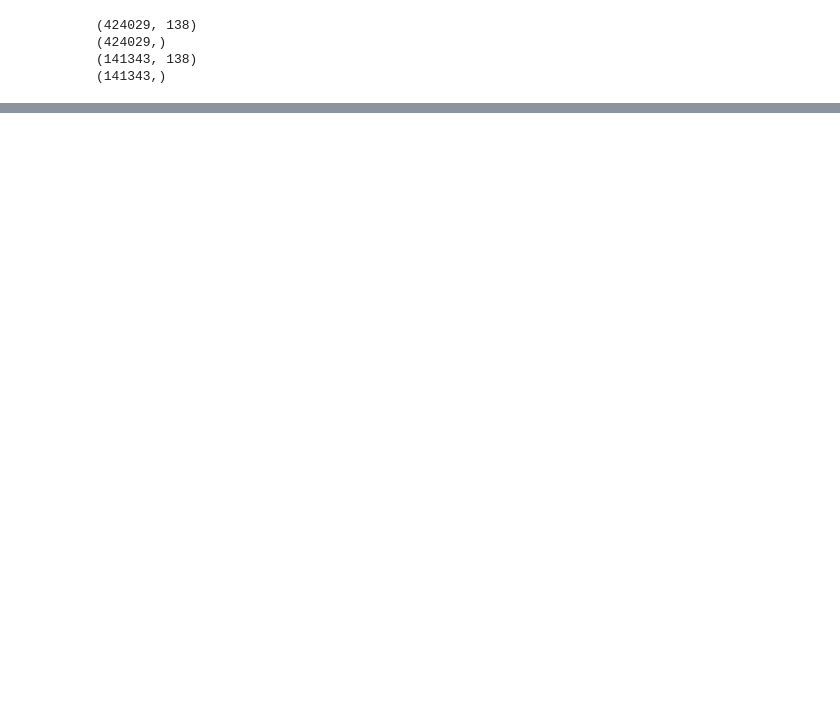
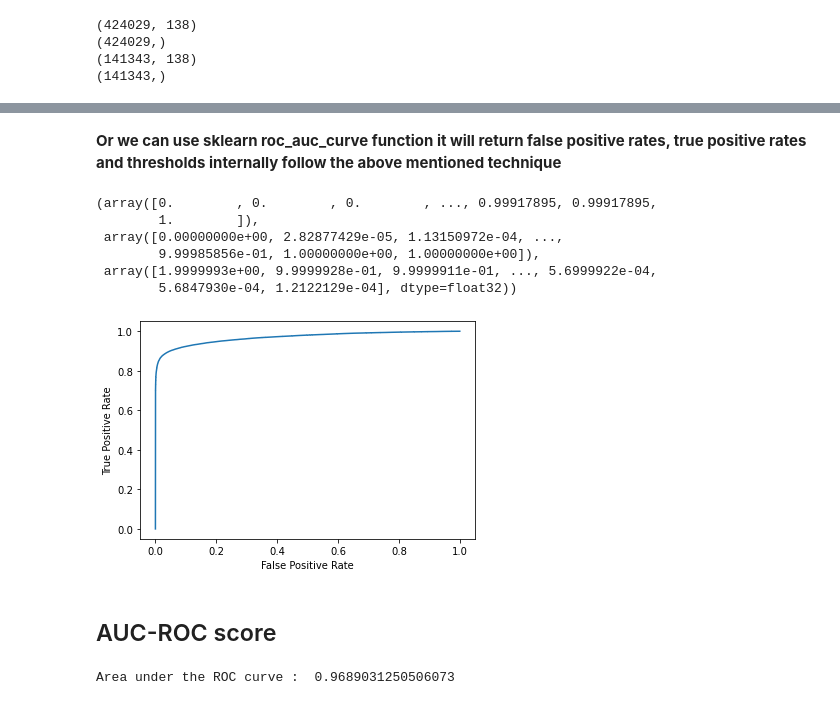
Before and after one commit to HarishSinghoo7/Tensorflow-Keras, a Jupyter notebook: House Loan Prediction with Keras and Keras Tuner - v 1.ipynb, the cells around one changed output, grey strips where cells are left out. Drawn from its saved outputs; the diff is of its cells as text; code cells hidden in the pictures; blank space fills up the shorter version.

```diff
--- a/House Loan Prediction with Keras and Keras Tuner - v 1.ipynb
+++ b/House Loan Prediction with Keras and Keras Tuner - v 1.ipynb
@@ -1138,7 +917,7 @@ tuner = RandomSearch(
     objective='val_accuracy',
     max_trials=2,
     executions_per_trial=2,
-    directory='models1',
+    directory='best hyper params',
     project_name='Bank Loan Application'
 )
 # %%
@@ -1193,4 +974,6 @@ best_hps = tuner.get_best_hyperparameters(num_trials = 1)[0]
 # %%
 model = tuner.hypermodel.build(best_hps)
-model.fit(X_train, y_train, epochs = 60, validation_data = (X_test, y_test))
+es = EarlyStopping(monitor='val_loss', mode='min', verbose=1, patience=50)
+mc = ModelCheckpoint('best_loan_model.h5', monitor='val_accuracy', mode='max', verbose=1, save_best_only=True)
+model.fit(X_train, y_train, epochs = 10000, validation_data = (X_test, y_test), callbacks=[es,mc])
 # %% [output]
@@ -1220,0 +1004,3 @@ model.save('bank_loan_model_90_accuracy.h5')
+# %%
+y_pred = model.predict_proba(X_test)
+y_pred
@@ -1220,0 +1142,2 @@ model.save('bank_loan_model_90_accuracy.h5')
+# %% [markdown]
+**Or we can use sklearn roc_auc_curve function it will return false positive rates, true positive rates and thresholds internally follow the above mentioned technique**
@@ -1220,0 +1146,28 @@ model.save('bank_loan_model_90_accuracy.h5')
+# %%
+fpr, tpr, thresholds = roc_curve(y_test, y_pred)
+# %%
+fpr, tpr, thresholds
+# %% [output]
+(array([0.        , 0.        , 0.        , ..., 0.99917895, 0.99917895,
+        1.        ]),
+ array([0.00000000e+00, 2.82877429e-05, 1.13150972e-04, ...,
+        9.99985856e-01, 1.00000000e+00, 1.00000000e+00]),
+ array([1.9999993e+00, 9.9999928e-01, 9.9999911e-01, ..., 5.6999922e-04,
+        5.6847930e-04, 1.2122129e-04], dtype=float32))
+# %%
+plt.plot(fpr, tpr)
+# axis labels
+plt.xlabel('False Positive Rate')
+plt.ylabel('True Positive Rate')
+# show the legend
+# plt.legend()
+# show the plot
+plt.show()
+# %% [output]
+[figure, added]
+# %% [markdown]
+## AUC-ROC score
+# %%
+print(f"Area under the ROC curve : ",roc_auc_score(y_test, y_pred))
+# %% [output]
+Area under the ROC curve :  0.9689031250506073
```
Also changed, not shown: parts of 87 cells of this notebook.
